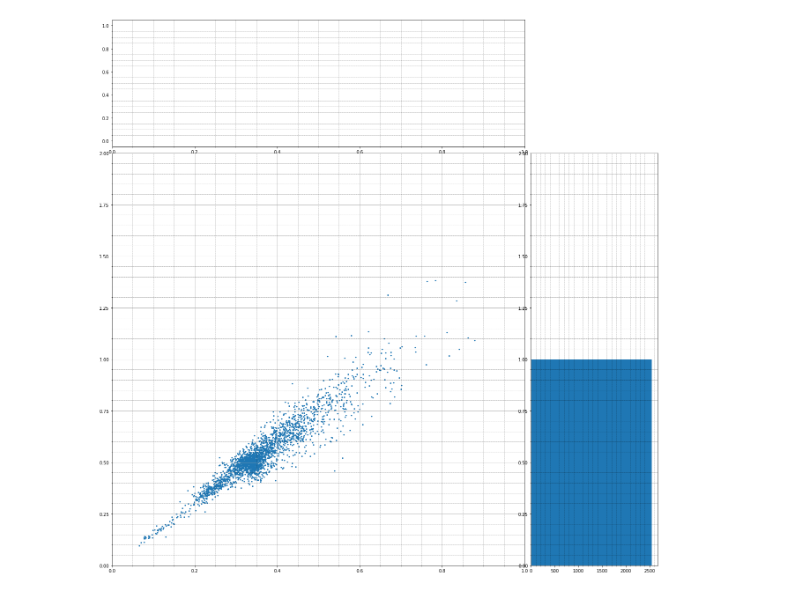
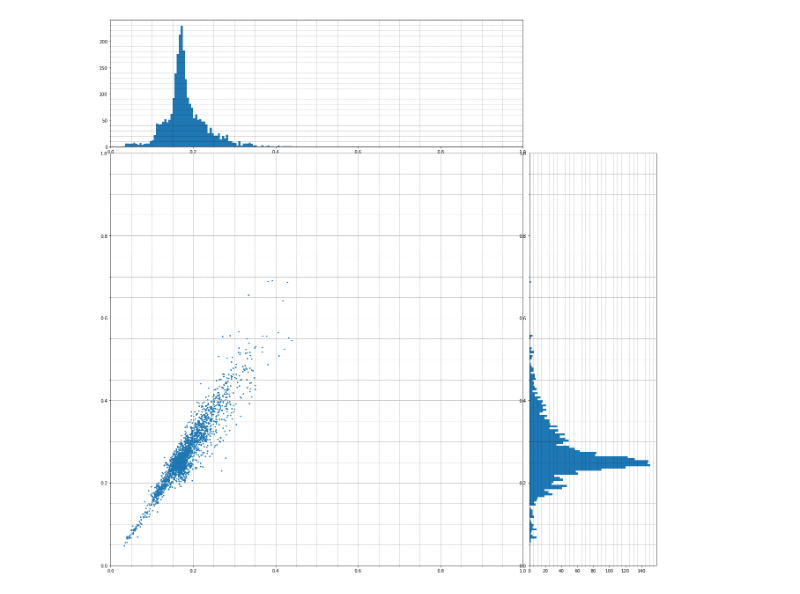
Before and after one commit to ainur699/YOLOv3_Face_Ellipse, a Jupyter notebook: DataAnalysis.ipynb, the cells around one changed output. Cells and saved outputs as stored; diff of their text form; code cells hidden in the pictures.

```diff
--- a/DataAnalysis.ipynb
+++ b/DataAnalysis.ipynb
@@ -10,8 +10,8 @@ data = dataset.LoadFDDB(
     'D:\\Github\\pppFaceDetection\\dataset\\300w\\300w_train.txt',
     'D:\\Github\\pppFaceDetection\\dataset\\300w\\images')
 # %%
-x = []
-y = []
+axis0 = []
+axis1 = []
 angle = []
 
 for d in data:
@@ -19,53 +19,53 @@ for d in data:
     max_dim = max(img.shape[0], img.shape[1])
 
     for el in d[1]:
-        x.append(el[2] / max_dim)
-        y.append(el[3] / max_dim)
-        angle.append(180.0 / 3.14 * el[4])
+        axis0.append(el[0] / max_dim)
+        axis1.append(el[1] / max_dim)
+        angle.append(180.0 / 3.14 * el[2])
 # %%
 plt.figure(figsize=(20, 20))
 
 left, bottom, width, height, spacing = 0.1, 0.1, 0.65, 0.65, 0.01
 
 ax_scatter = plt.axes([left, bottom, width, height])
 ax_histx = plt.axes([left, bottom + height + spacing, width, 0.2])
 ax_histy = plt.axes([left + width + spacing, bottom, 0.2, height])
 
 # scatter
-ax_scatter.scatter(x, y, s=5)
+ax_scatter.scatter(axis0, axis1, s=5)
 ax_scatter.grid(True)
 ax_scatter.minorticks_on()
 ax_scatter.grid(which='minor', linestyle=':', linewidth='0.5', color='black')
 ax_scatter.yaxis.label.set_size(1000)
 
 # now determine nice limits by hand:
 binwidth = 0.1
-x_max = np.ceil(np.max(x))
-x_min = np.floor(np.min(x))
-y_max = np.ceil(np.max(y))
-y_min = np.floor(np.min(y))
+axis0_max = np.ceil(np.max(axis0))
+axis0_min = np.floor(np.min(axis0))
+axis1_max = np.ceil(np.max(axis1))
+axis1_min = np.floor(np.min(axis1))
 
-ax_scatter.set_xlim((x_min, x_max))
-ax_scatter.set_ylim((y_min, y_max))
+ax_scatter.set_xlim((axis0_min, axis0_max))
+ax_scatter.set_ylim((axis1_min, axis1_max))
 
-x_bins = np.arange(x_min, x_max, 1)
-y_bins = np.arange(y_min, y_max, 1)
-ax_histx.hist(x, bins=x_bins)
-ax_histy.hist(y, bins=y_bins, orientation='horizontal')
+x_bins = np.arange(axis0_min, axis0_max, 0.005)
+y_bins = np.arange(axis1_min, axis1_max, 0.005)
+ax_histx.hist(axis0, bins=x_bins)
+ax_histy.hist(axis1, bins=y_bins, orientation='horizontal')
 
 ax_histx.set_xlim(ax_scatter.get_xlim())
 ax_histy.set_ylim(ax_scatter.get_ylim())
 
 ax_histx.minorticks_on()
 ax_histy.minorticks_on()
 
 ax_histx.grid(which='minor', linestyle=':', linewidth='0.5', color='black')
 ax_histy.grid(which='minor', linestyle=':', linewidth='0.5', color='black')
 
 plt.savefig("d:/figplot.png")
 plt.show()
 # %% [output]
-[figure, old version]
+[figure, new version]
 # %%
 plt.figure(figsize=(20, 10))
 
```
Also changed, not shown: parts of 1 cell of this notebook, 9 other files.
